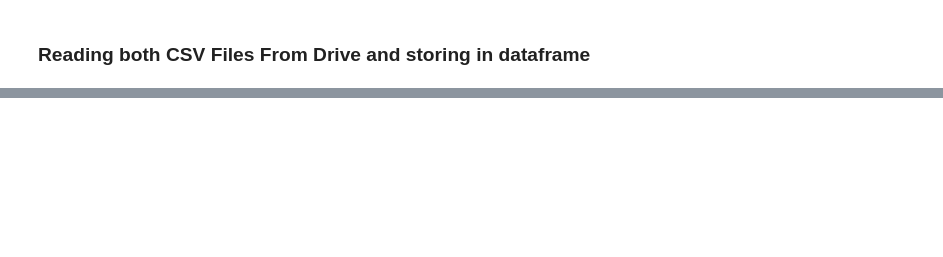
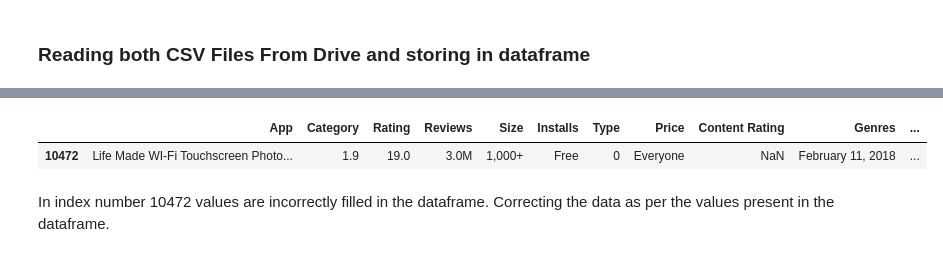
Before and after one commit to Prashant-Shaw/Play-Store-App-Review-Analysis, a Jupyter notebook: Play_Store_App_Review_Analysis_Capstone_Project.ipynb, the cells around one changed output, grey strips where cells are left out. Drawn from its saved outputs; the diff is of its cells as text; code cells hidden in the pictures; blank space fills up the shorter version.

```diff
--- a/Play_Store_App_Review_Analysis_Capstone_Project.ipynb
+++ b/Play_Store_App_Review_Analysis_Capstone_Project.ipynb
@@ -29,0 +98,8 @@ ur_df = pd.read_csv(ur_file_path)
+# %%
+#Checking how many values are not numeric in Reviews column in the Data Frame.
+ps_df[~ps_df['Reviews'].str.isnumeric()]
+# %% [output]
+|  | App | Category | Rating | Reviews | Size | Installs | Type | Price | Content Rating | Genres | ... |
+| 10472 | Life Made WI-Fi Touchscreen Photo... | 1.9 | 19.0 | 3.0M | 1,000+ | Free | 0 | Everyone | NaN | February 11, 2018 | ... |
+# %% [markdown]
+In index number 10472 values are incorrectly filled in the dataframe. Correcting the data as per the values present in the dataframe.
```
Also changed, not shown: parts of 24 cells of this notebook.
